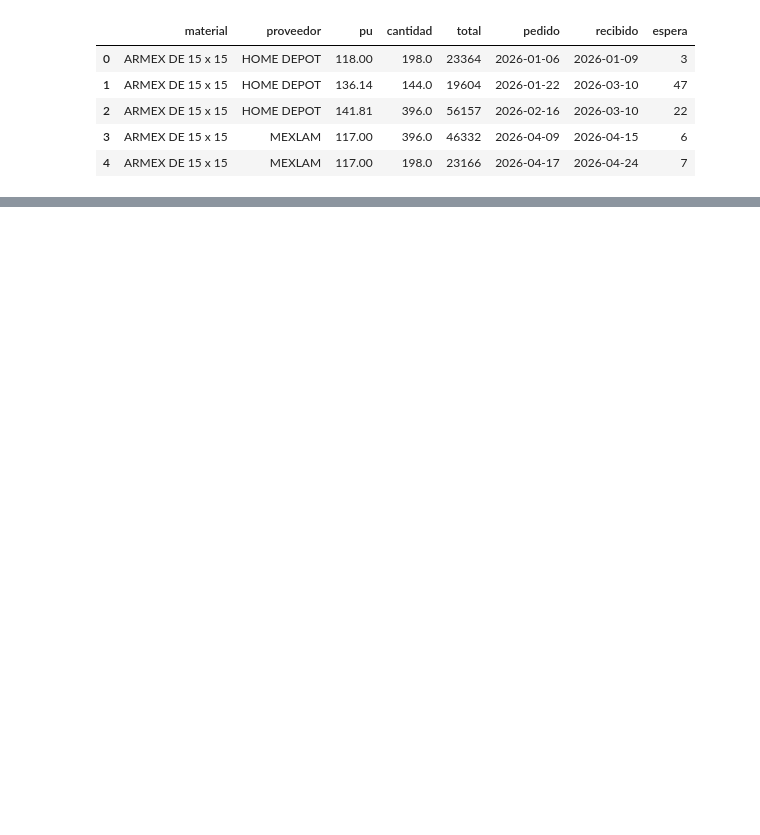
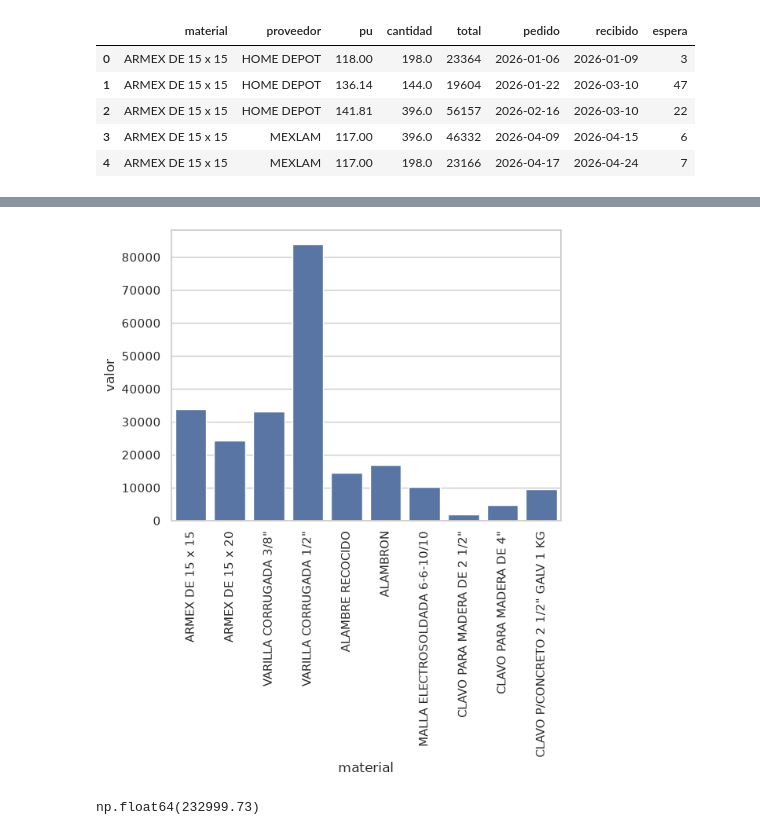
Before and after one commit to aguamelsu/steel_stock_management, a Jupyter notebook: notebooks/exploration.ipynb, the cells around one changed output, grey strips where cells are left out. Saved outputs shown, nothing was run; the diff lists cells and outputs as text; code cells hidden in the pictures; blank space fills up the shorter version.

```diff
--- a/notebooks/exploration.ipynb
+++ b/notebooks/exploration.ipynb
@@ -489,0 +522,35 @@ plt.show()
+# %%
+df_raw1 = inventory_df.copy()
+
+df_baking1 = df_raw1.copy()
+
+# Convert dates from columns back into rows
+df_baking1 = df_baking1.melt(
+    id_vars="material",
+    var_name="fecha",
+    value_name="inventario"
+)
+
+# Preprocessing
+df_baking1['fecha'] = pd.to_datetime(df_baking1['fecha'])
+df_baking1["material"] = df_baking1["material"].astype("category")
+
+df_baking1 = df_baking1.set_index('fecha')
+
+df1 = df_baking1.copy()
+
+prices_ws = sheet.worksheet('precios')
+prices_df_raw = pd.DataFrame(prices_ws.get_all_records())
+
+# Preprocessing
+prices_df_baking = prices_df_raw.copy()
+prices_df_baking['fecha'] = pd.to_datetime(prices_df_baking['fecha'], dayfirst=True)
+prices_df = prices_df_baking.copy()
+
+prices_df['inv_al_dia'] = df_baking.loc[df_baking.index[-1]]['inventario'].reset_index().drop(columns='fecha')
+prices_df['valor'] = prices_df['precio'] * prices_df['inv_al_dia']
+# %%
+prices_df['inv_al_dia'] = df.loc[df.index[-1]]['inventario'].reset_index().drop(columns='fecha')
+prices_df['valor'] = round(prices_df['precio'] * prices_df['inv_al_dia'], 2)
+
+prices_df
@@ -489,0 +569,15 @@ plt.show()
+# %%
+sns.barplot(
+    data=prices_df,
+    x='material',
+    y='valor'
+)
+
+plt.xticks(rotation=90)
+plt.show()
+# %% [output]
+[figure, added]
+# %%
+round(prices_df['valor'].sum(), 2)
+# %% [output]
+np.float64(232999.73)
```
Also changed, not shown: parts of 12 cells of this notebook, 7 other files.
